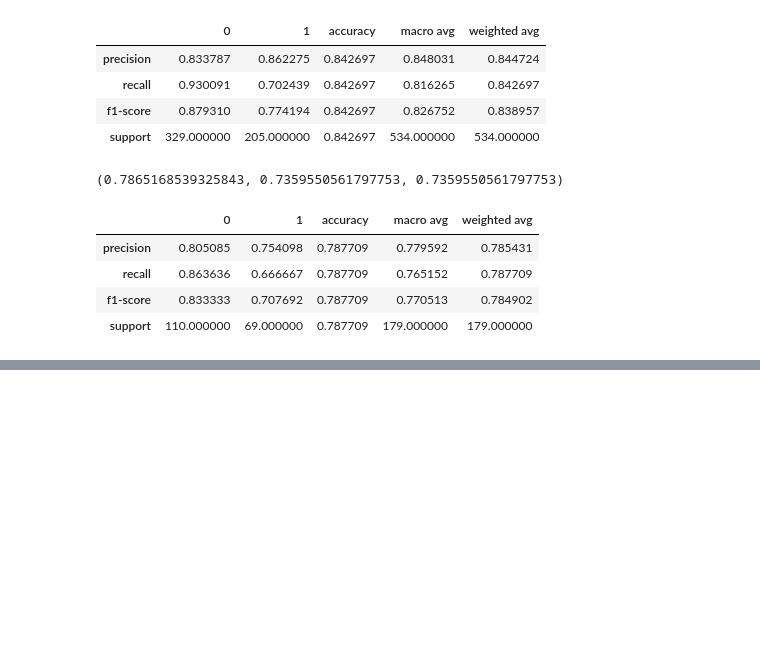
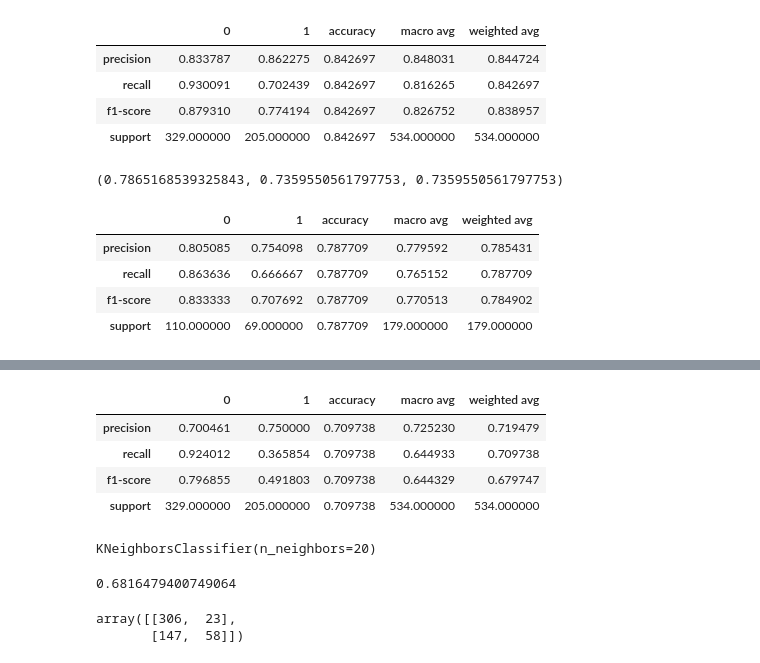
Before and after one commit to Gazizmakhanov/classification-exercises, a Jupyter notebook: model.ipynb, the cells around one changed output, grey strips where cells are left out. Saved outputs shown, nothing was run; the diff lists cells and outputs as text; code cells hidden in the pictures; blank space fills up the shorter version.

```diff
--- a/model.ipynb
+++ b/model.ipynb
@@ -172,0 +264,2 @@ pd.DataFrame(classification_report(y_test, test_acc,  output_dict=True))
+# %%
+knn1=KNeighborsClassifier(n_neighbors=10)
@@ -172,0 +274,2 @@ pd.DataFrame(classification_report(y_test, test_acc,  output_dict=True))
+# %%
+knn1_pred=knn1.predict(x_train)
@@ -172,0 +281,8 @@ pd.DataFrame(classification_report(y_test, test_acc,  output_dict=True))
+# %%
+pd.DataFrame(classification_report(y_train, knn1_pred, output_dict=True))
+# %% [output]
+|  | 0 | 1 | accuracy | macro avg | weighted avg |
+| precision | 0.700461 | 0.750000 | 0.709738 | 0.725230 | 0.719479 |
+| recall | 0.924012 | 0.365854 | 0.709738 | 0.644933 | 0.709738 |
+| f1-score | 0.796855 | 0.491803 | 0.709738 | 0.644329 | 0.679747 |
+| support | 329.000000 | 205.000000 | 0.709738 | 534.000000 | 534.000000 |
@@ -172,0 +291,8 @@ pd.DataFrame(classification_report(y_test, test_acc,  output_dict=True))
+# %%
+knn2.fit(x_train, y_train)
+# %% [output]
+KNeighborsClassifier(n_neighbors=20)
+# %%
+knn2.score(x_train, y_train)
+# %% [output]
+0.6816479400749064
@@ -172,0 +301,5 @@ pd.DataFrame(classification_report(y_test, test_acc,  output_dict=True))
+# %%
+confusion_matrix(y_train, knn2_pred)
+# %% [output]
+array([[306,  23],
+       [147,  58]])
```
Also changed, not shown: parts of 32 cells of this notebook.
